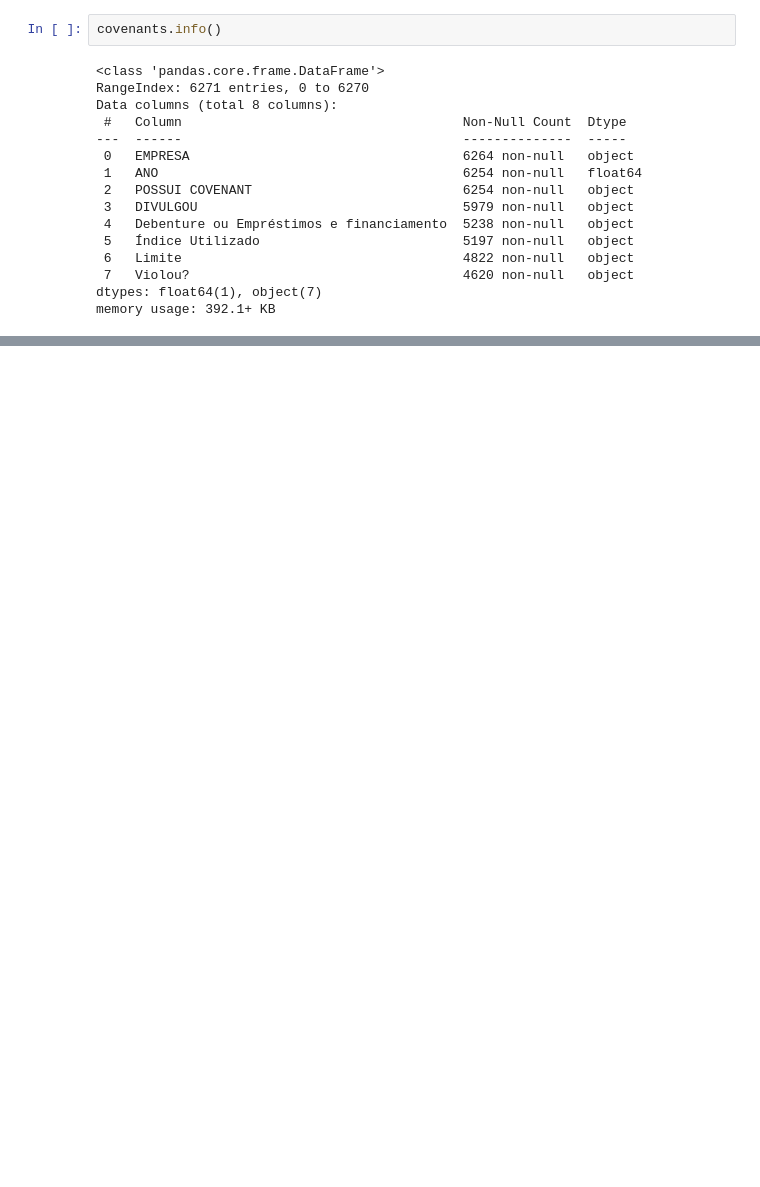
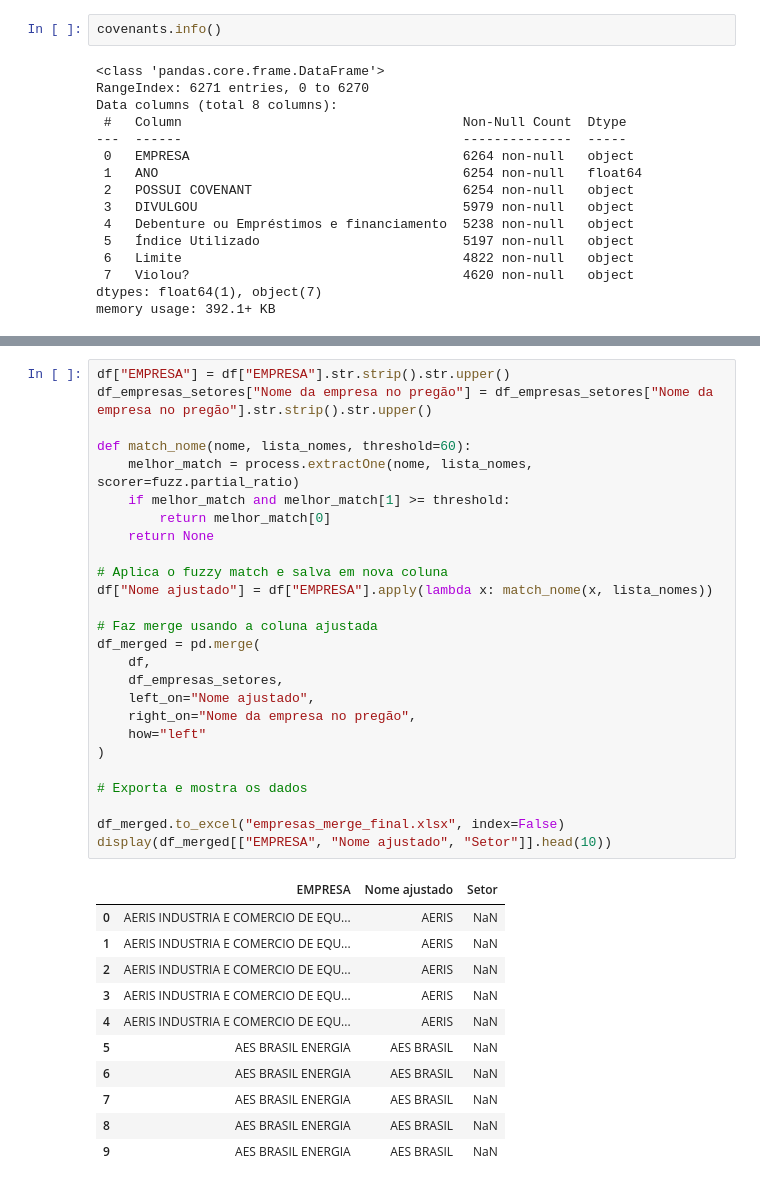
Before and after one commit to meduardajustino/Covenants-Contabeis, a Jupyter notebook: Análise Covenants.ipynb, the cells around one changed output, grey strips where cells are left out. Cells and saved outputs as stored; diff of their text form; blank space fills up the shorter version.

```diff
--- a/Análise Covenants.ipynb
+++ b/Análise Covenants.ipynb
@@ -66,0 +165,38 @@ covenants
+# %%
+df["EMPRESA"] = df["EMPRESA"].str.strip().str.upper()
+df_empresas_setores["Nome da empresa no pregão"] = df_empresas_setores["Nome da empresa no pregão"].str.strip().str.upper()
+
+def match_nome(nome, lista_nomes, threshold=60):
+    melhor_match = process.extractOne(nome, lista_nomes, scorer=fuzz.partial_ratio)
+    if melhor_match and melhor_match[1] >= threshold:
+        return melhor_match[0]
+    return None
+
+# Aplica o fuzzy match e salva em nova coluna
+df["Nome ajustado"] = df["EMPRESA"].apply(lambda x: match_nome(x, lista_nomes))
+
+# Faz merge usando a coluna ajustada
+df_merged = pd.merge(
+    df,
+    df_empresas_setores,
+    left_on="Nome ajustado",
+    right_on="Nome da empresa no pregão",
+    how="left"
+)
+
+# Exporta e mostra os dados
+
+df_merged.to_excel("empresas_merge_final.xlsx", index=False)
+display(df_merged[["EMPRESA", "Nome ajustado", "Setor"]].head(10))
+# %% [output]
+|  | EMPRESA | Nome ajustado | Setor |
+| 0 | AERIS INDUSTRIA E COMERCIO DE EQU... | AERIS | NaN |
+| 1 | AERIS INDUSTRIA E COMERCIO DE EQU... | AERIS | NaN |
+| 2 | AERIS INDUSTRIA E COMERCIO DE EQU... | AERIS | NaN |
+| 3 | AERIS INDUSTRIA E COMERCIO DE EQU... | AERIS | NaN |
+| 4 | AERIS INDUSTRIA E COMERCIO DE EQU... | AERIS | NaN |
+| 5 | AES BRASIL ENERGIA | AES BRASIL | NaN |
+| 6 | AES BRASIL ENERGIA | AES BRASIL | NaN |
+| 7 | AES BRASIL ENERGIA | AES BRASIL | NaN |
+| 8 | AES BRASIL ENERGIA | AES BRASIL | NaN |
+| 9 | AES BRASIL ENERGIA | AES BRASIL | NaN |
```
Also changed, not shown: parts of 7 cells of this notebook, 1 other file.
